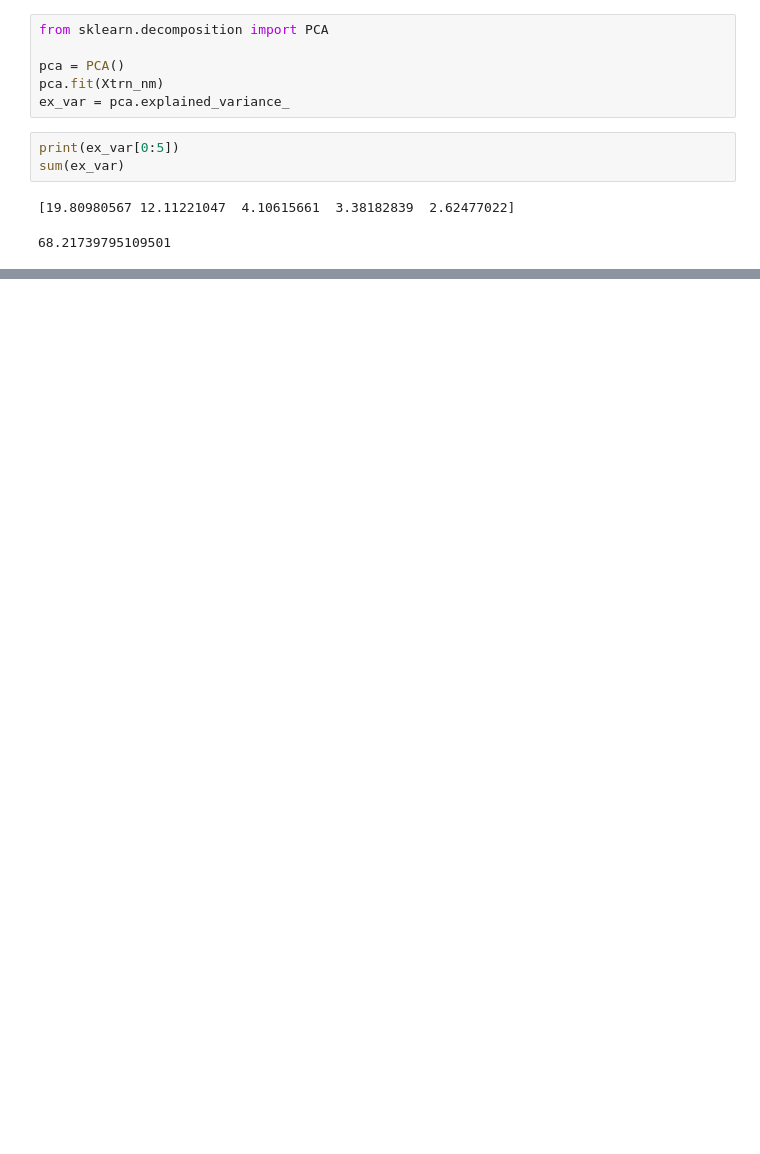
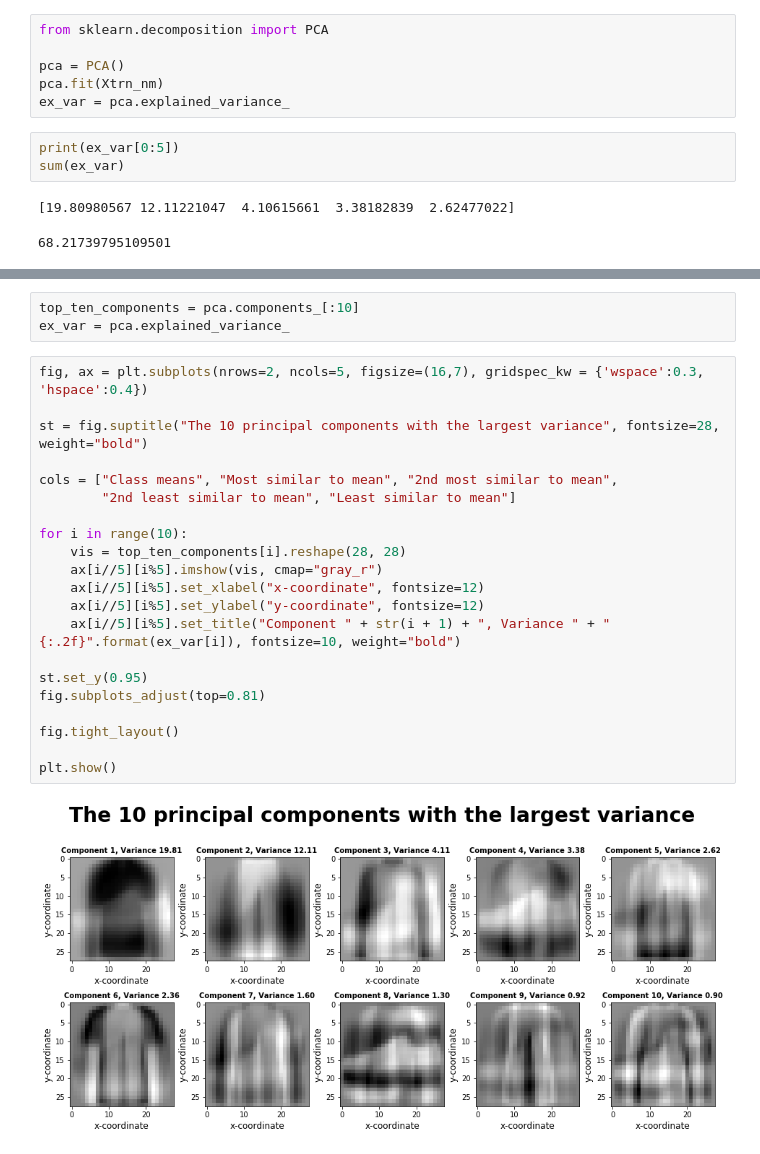
Before and after one commit to larswe/introductory-applied-machine-learning, a Jupyter notebook: Coursework 2/templates/Untitled.ipynb, the cells around one changed output, grey strips where cells are left out. Cells and saved outputs as stored; diff of their text form; blank space fills up the shorter version.

```diff
--- a/Coursework 2/templates/Untitled.ipynb
+++ b/Coursework 2/templates/Untitled.ipynb
@@ -114,0 +140,26 @@ plt.show()
+# %%
+top_ten_components = pca.components_[:10]
+ex_var = pca.explained_variance_
+# %%
+fig, ax = plt.subplots(nrows=2, ncols=5, figsize=(16,7), gridspec_kw = {'wspace':0.3, 'hspace':0.4})
+
+st = fig.suptitle("The 10 principal components with the largest variance", fontsize=28, weight="bold")
+
+cols = ["Class means", "Most similar to mean", "2nd most similar to mean",
+        "2nd least similar to mean", "Least similar to mean"]
+
+for i in range(10):
+    vis = top_ten_components[i].reshape(28, 28)
+    ax[i//5][i%5].imshow(vis, cmap="gray_r")
+    ax[i//5][i%5].set_xlabel("x-coordinate", fontsize=12)
+    ax[i//5][i%5].set_ylabel("y-coordinate", fontsize=12)
+    ax[i//5][i%5].set_title("Component " + str(i + 1) + ", Variance " + "{:.2f}".format(ex_var[i]), fontsize=10, weight="bold")
+
+st.set_y(0.95)
+fig.subplots_adjust(top=0.81)
+
+fig.tight_layout()
+
+plt.show()
+# %% [output]
+[figure, added]
```
Also changed, not shown: parts of 11 cells of this notebook, 5 other files.
